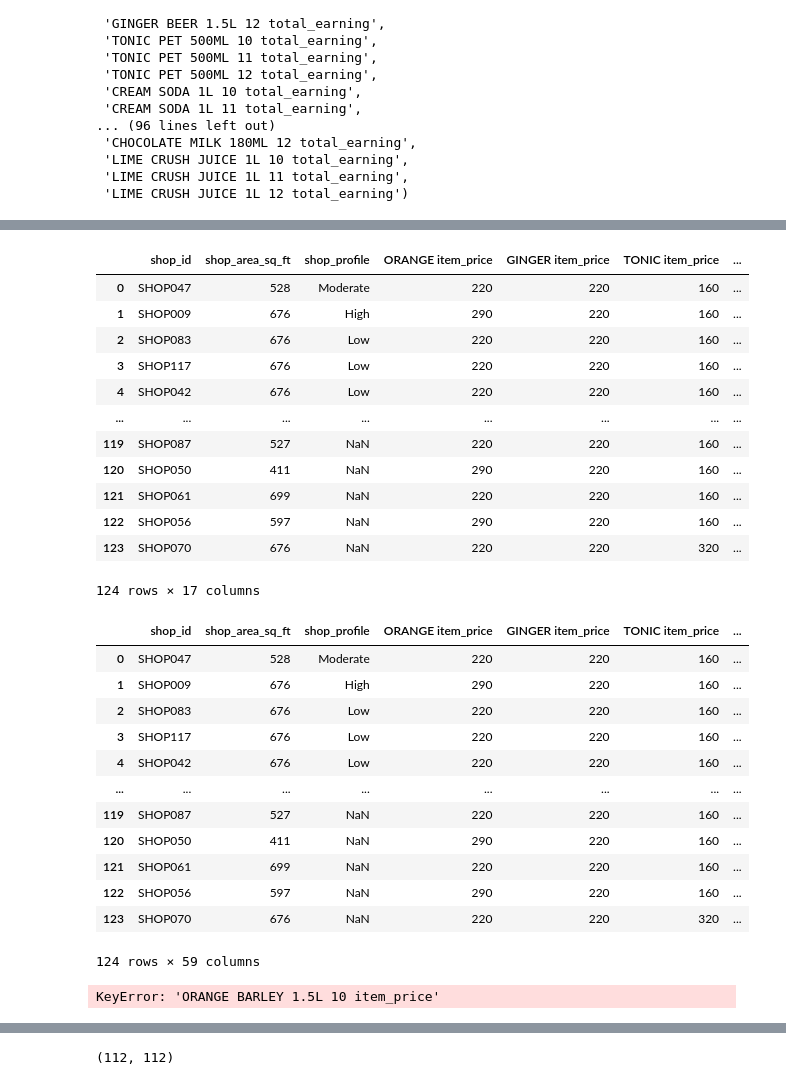
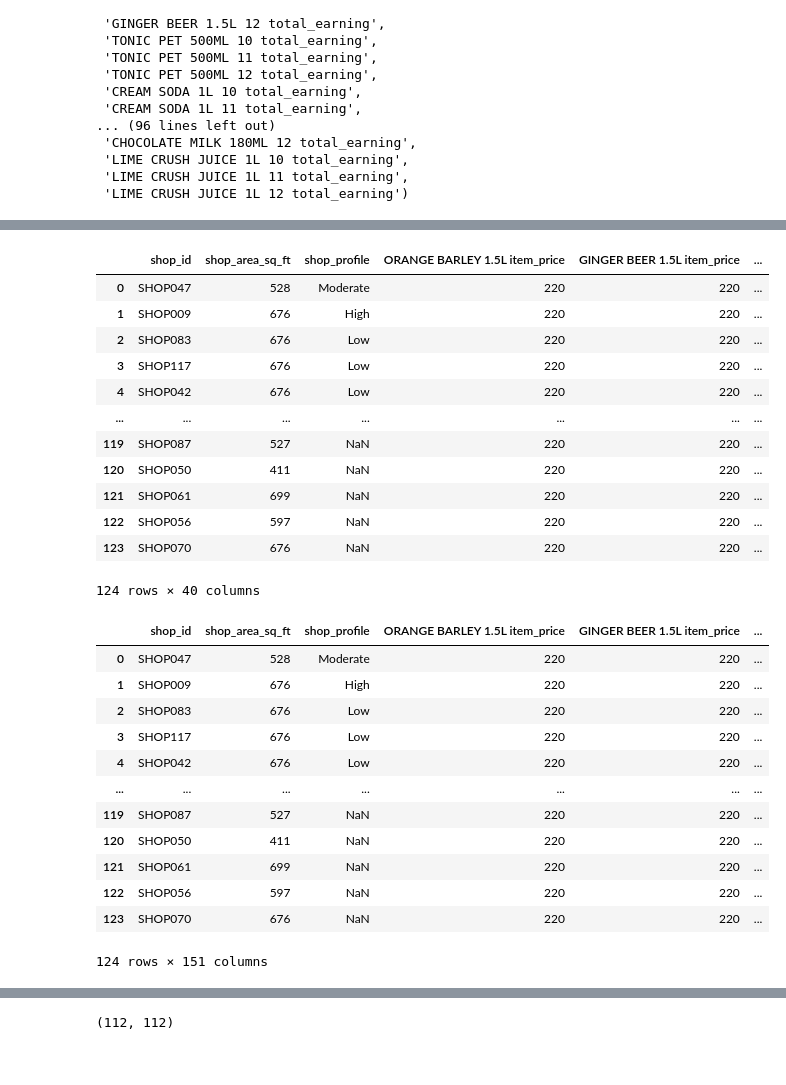
Before and after one commit to sandani98/DataStorm-4.0, a Jupyter notebook: data-storm-4/Day 3/main_day3.ipynb, the cells around one changed output, grey strips where cells are left out. Saved outputs shown, nothing was run; the diff lists cells and outputs as text; code cells hidden in the pictures.

```diff
--- a/data-storm-4/Day 3/main_day3.ipynb
+++ b/data-storm-4/Day 3/main_day3.ipynb
@@ -5,6 +5,6 @@ import matplotlib.pyplot as plt
 from datetime import datetime
 import math
 # %%
-historical_transaction_data = pd.read_csv('merged.csv')
+historical_transaction_data = pd.read_csv('Historical-transaction-data.csv')
 historical_transaction_data
 # %% [output]
@@ -24,5 +24,5 @@ historical_transaction_data
 # %%
-# historical_transaction_data['year'] = pd.DatetimeIndex(historical_transaction_data['transaction_date']).year
-# historical_transaction_data['month'] = pd.DatetimeIndex(historical_transaction_data['transaction_date']).month
-# historical_transaction_data['day'] = pd.DatetimeIndex(historical_transaction_data['transaction_date']).day
-# historical_transaction_data['earning'] = historical_transaction_data['item_price']*historical_transaction_data['quantity_sold']
+historical_transaction_data['year'] = pd.DatetimeIndex(historical_transaction_data['transaction_date']).year
+historical_transaction_data['month'] = pd.DatetimeIndex(historical_transaction_data['transaction_date']).month
+historical_transaction_data['day'] = pd.DatetimeIndex(historical_transaction_data['transaction_date']).day
+historical_transaction_data['earning'] = historical_transaction_data['item_price']*historical_transaction_data['quantity_sold']
@@ -289,41 +300,37 @@ quantity_sold_per_item_per_month
 stores1 = pd.merge(store_info,item_price_per_item_per_month,how='left',on='shop_id')
 stores1
 # %% [output]
-|  | shop_id | shop_area_sq_ft | shop_profile | ORANGE item_price | GINGER item_price | TONIC item_price | ... |
-| 0 | SHOP047 | 528 | Moderate | 220 | 220 | 160 | ... |
-| 1 | SHOP009 | 676 | High | 290 | 220 | 160 | ... |
-| 2 | SHOP083 | 676 | Low | 220 | 220 | 160 | ... |
-| 3 | SHOP117 | 676 | Low | 220 | 220 | 160 | ... |
-| 4 | SHOP042 | 676 | Low | 220 | 220 | 160 | ... |
-| ... | ... | ... | ... | ... | ... | ... | ... |
-| 119 | SHOP087 | 527 | NaN | 220 | 220 | 160 | ... |
-| 120 | SHOP050 | 411 | NaN | 290 | 220 | 160 | ... |
-| 121 | SHOP061 | 699 | NaN | 220 | 220 | 160 | ... |
-| 122 | SHOP056 | 597 | NaN | 290 | 220 | 160 | ... |
-| 123 | SHOP070 | 676 | NaN | 220 | 220 | 320 | ... |
+|  | shop_id | shop_area_sq_ft | shop_profile | ORANGE BARLEY 1.5L item_price | GINGER BEER 1.5L item_price | ... |
+| 0 | SHOP047 | 528 | Moderate | 220 | 220 | ... |
+| 1 | SHOP009 | 676 | High | 220 | 220 | ... |
+| 2 | SHOP083 | 676 | Low | 220 | 220 | ... |
+| 3 | SHOP117 | 676 | Low | 220 | 220 | ... |
+| 4 | SHOP042 | 676 | Low | 220 | 220 | ... |
+| ... | ... | ... | ... | ... | ... | ... |
+| 119 | SHOP087 | 527 | NaN | 220 | 220 | ... |
+| 120 | SHOP050 | 411 | NaN | 220 | 220 | ... |
+| 121 | SHOP061 | 699 | NaN | 220 | 220 | ... |
+| 122 | SHOP056 | 597 | NaN | 220 | 220 | ... |
+| 123 | SHOP070 | 676 | NaN | 220 | 220 | ... |
-124 rows × 17 columns
+124 rows × 40 columns
 # %%
 stores2 = pd.merge(stores1,quantity_sold_per_item_per_month,how='left',on='shop_id')
-stores2.to_csv('chalani_store_info_item_price_quantity_sold_per_month.csv')
+stores2.to_csv('store_info_item_price_quantity_sold_per_month.csv')
 stores2
 # %% [output]
-|  | shop_id | shop_area_sq_ft | shop_profile | ORANGE item_price | GINGER item_price | TONIC item_price | ... |
-| 0 | SHOP047 | 528 | Moderate | 220 | 220 | 160 | ... |
-| 1 | SHOP009 | 676 | High | 290 | 220 | 160 | ... |
-| 2 | SHOP083 | 676 | Low | 220 | 220 | 160 | ... |
-| 3 | SHOP117 | 676 | Low | 220 | 220 | 160 | ... |
-| 4 | SHOP042 | 676 | Low | 220 | 220 | 160 | ... |
-| ... | ... | ... | ... | ... | ... | ... | ... |
-| 119 | SHOP087 | 527 | NaN | 220 | 220 | 160 | ... |
-| 120 | SHOP050 | 411 | NaN | 290 | 220 | 160 | ... |
-| 121 | SHOP061 | 699 | NaN | 220 | 220 | 160 | ... |
-| 122 | SHOP056 | 597 | NaN | 290 | 220 | 160 | ... |
-| 123 | SHOP070 | 676 | NaN | 220 | 220 | 320 | ... |
+|  | shop_id | shop_area_sq_ft | shop_profile | ORANGE BARLEY 1.5L item_price | GINGER BEER 1.5L item_price | ... |
+| 0 | SHOP047 | 528 | Moderate | 220 | 220 | ... |
+| 1 | SHOP009 | 676 | High | 220 | 220 | ... |
+| 2 | SHOP083 | 676 | Low | 220 | 220 | ... |
+| 3 | SHOP117 | 676 | Low | 220 | 220 | ... |
+| 4 | SHOP042 | 676 | Low | 220 | 220 | ... |
+| ... | ... | ... | ... | ... | ... | ... |
+| 119 | SHOP087 | 527 | NaN | 220 | 220 | ... |
+| 120 | SHOP050 | 411 | NaN | 220 | 220 | ... |
+| 121 | SHOP061 | 699 | NaN | 220 | 220 | ... |
+| 122 | SHOP056 | 597 | NaN | 220 | 220 | ... |
+| 123 | SHOP070 | 676 | NaN | 220 | 220 | ... |
-124 rows × 59 columns
+124 rows × 151 columns
-# %%
-stores2['ORANGE BARLEY 1.5L 10 item_price']*stores2['ORANGE BARLEY 1.5L 10 quantity_sold']
-# %% [output]
-KeyError: 'ORANGE BARLEY 1.5L 10 item_price'
 # %%
 stores3 = stores2.copy()
 stores3
```
Also changed, not shown: parts of 16 cells of this notebook, 18 other files.
